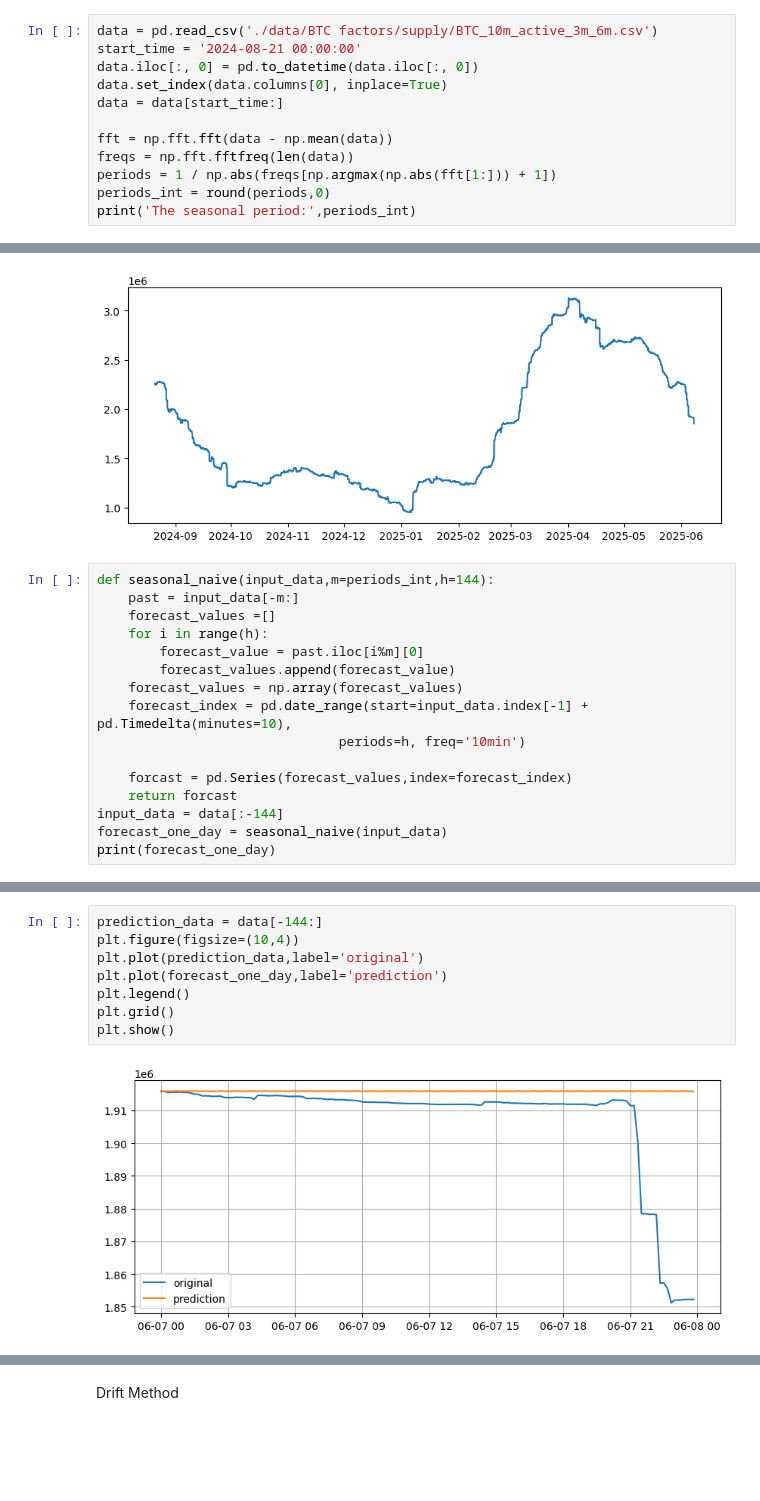
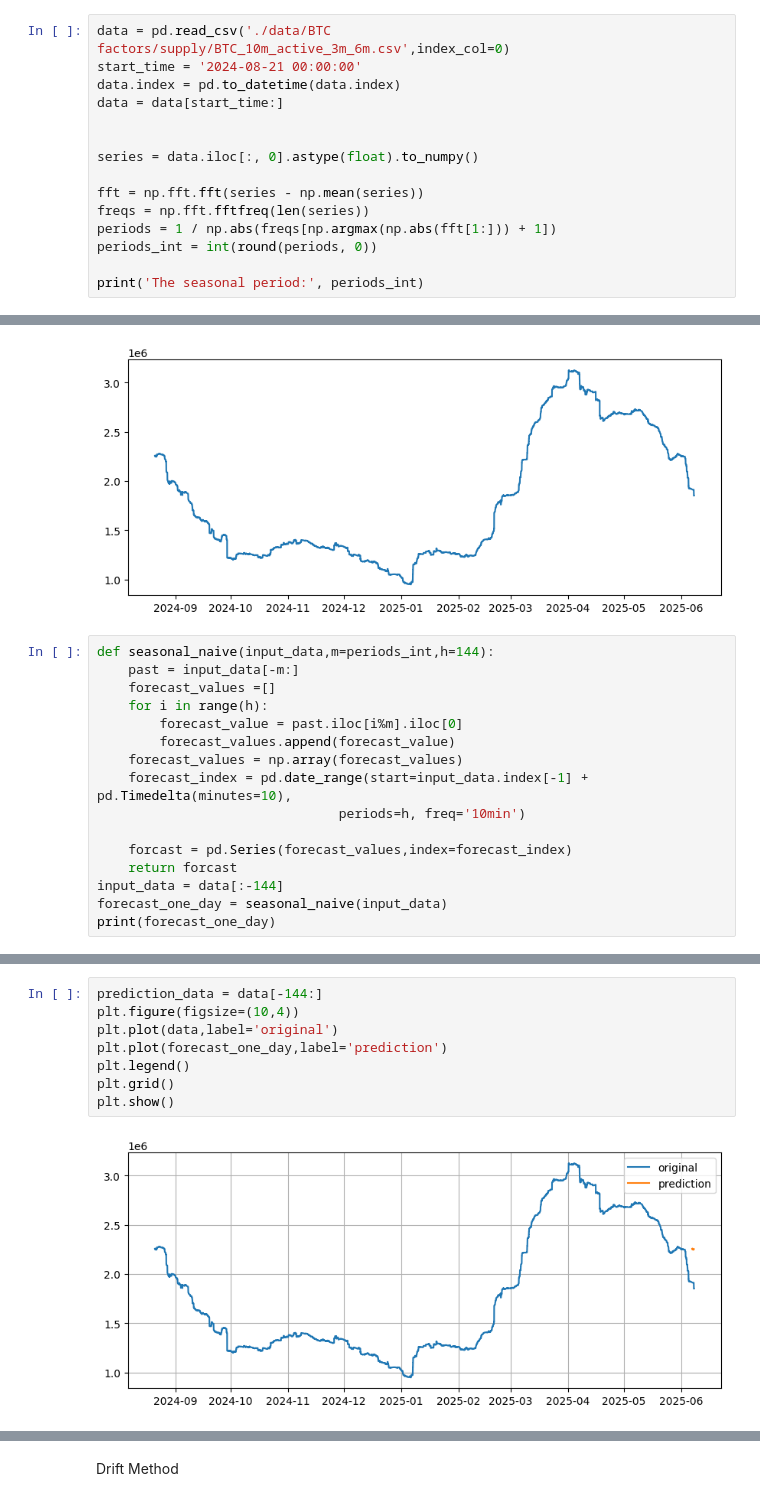
Before and after one commit to LUKE-Jau/STA4003-TimeSeries-Group8-project, a Jupyter notebook: benchmark_model_simple.ipynb, the cells around one changed output, grey strips where cells are left out. Saved outputs shown, nothing was run; the diff lists cells and outputs as text; blank space fills up the shorter version.

```diff
--- a/benchmark_model_simple.ipynb
+++ b/benchmark_model_simple.ipynb
@@ -6,15 +6,18 @@ from statsmodels.tsa.seasonal import STL
 # %% [markdown]
 Seasonal Naive Method
 # %%
-data = pd.read_csv('./data/BTC factors/supply/BTC_10m_active_3m_6m.csv')
+data = pd.read_csv('./data/BTC factors/supply/BTC_10m_active_3m_6m.csv',index_col=0)
 start_time = '2024-08-21 00:00:00'
-data.iloc[:, 0] = pd.to_datetime(data.iloc[:, 0])
-data.set_index(data.columns[0], inplace=True)
+data.index = pd.to_datetime(data.index)
 data = data[start_time:]
 
-fft = np.fft.fft(data - np.mean(data))
-freqs = np.fft.fftfreq(len(data))
+
+series = data.iloc[:, 0].astype(float).to_numpy()
+
+fft = np.fft.fft(series - np.mean(series))
+freqs = np.fft.fftfreq(len(series))
 periods = 1 / np.abs(freqs[np.argmax(np.abs(fft[1:])) + 1])
-periods_int = round(periods,0)
-print('The seasonal period:',periods_int)
+periods_int = int(round(periods, 0))
+
+print('The seasonal period:', periods_int)
 # %% [output]
@@ -30,7 +35,7 @@ def seasonal_naive(input_data,m=periods_int,h=144):
     past = input_data[-m:]
     forecast_values =[]
     for i in range(h):
-        forecast_value = past.iloc[i%m][0]
+        forecast_value = past.iloc[i%m].iloc[0]
         forecast_values.append(forecast_value)
     forecast_values = np.array(forecast_values)
     forecast_index = pd.date_range(start=input_data.index[-1] + pd.Timedelta(minutes=10),
@@ -57,13 +62,13 @@ Freq: 10min, Length: 144, dtype: float64
 # %%
 prediction_data = data[-144:]
 plt.figure(figsize=(10,4))
-plt.plot(prediction_data,label='original')
+plt.plot(data,label='original')
 plt.plot(forecast_one_day,label='prediction')
 plt.legend()
 plt.grid()
 plt.show()
 # %% [output]
-[figure, old version]
+[figure, new version]
 # %%
 prediction_data_value = prediction_data['active_3m_6m']
 MSE = np.mean((forecast_one_day-prediction_data_value)**2)
```
Also changed, not shown: parts of 4 cells of this notebook.
